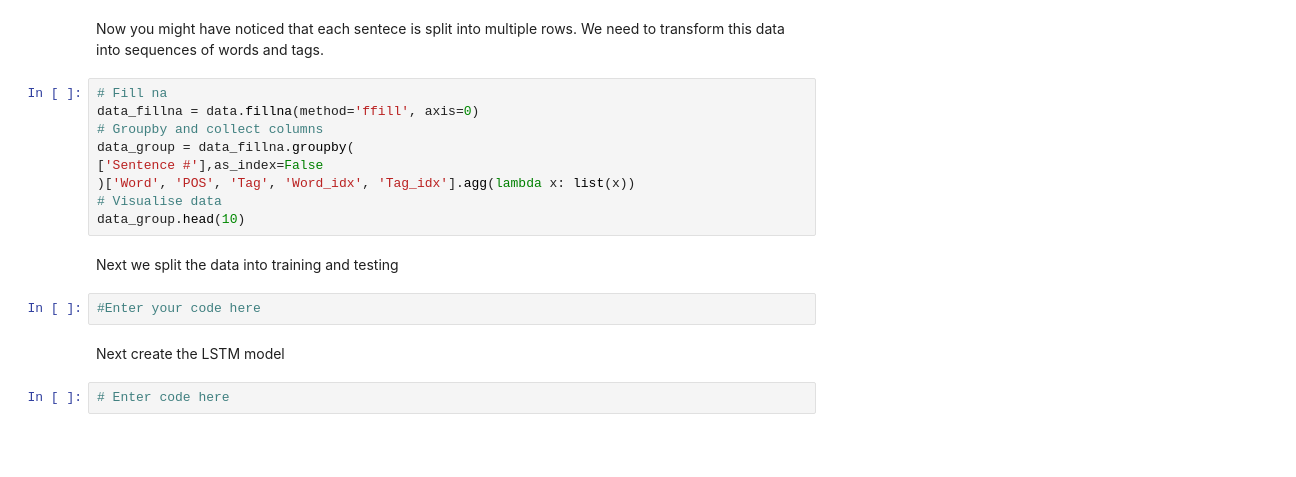
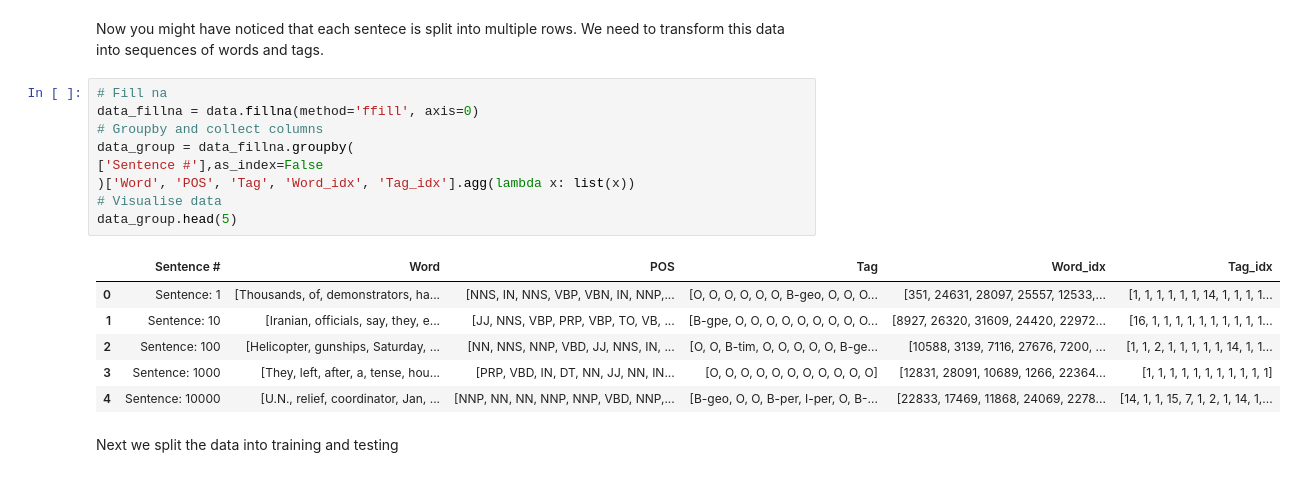
Before and after one commit to Nabarup-Maity/Deep_Learning, a Jupyter notebook: NER_prediction_with_lstm_and_transformers.ipynb, the cells around one changed output. Saved outputs shown, nothing was run; the diff lists cells and outputs as text; blank space fills up the shorter version.

```diff
--- a/NER_prediction_with_lstm_and_transformers.ipynb
+++ b/NER_prediction_with_lstm_and_transformers.ipynb
@@ -41,17 +91,18 @@ Now you might have noticed that each sentece is split into multiple rows. We nee
 # %%
 # Fill na
 data_fillna = data.fillna(method='ffill', axis=0)
 # Groupby and collect columns
 data_group = data_fillna.groupby(
 ['Sentence #'],as_index=False
 )['Word', 'POS', 'Tag', 'Word_idx', 'Tag_idx'].agg(lambda x: list(x))
 # Visualise data
-data_group.head(10)
+data_group.head(5)
+# %% [output]
+|  | Sentence # | Word | POS | Tag | Word_idx | Tag_idx |
+| 0 | Sentence: 1 | [Thousands, of, demonstrators, ha... | [NNS, IN, NNS, VBP, VBN, IN, NNP,... | [O, O, O, O, O, O, B-geo, O, O, O... | [351, 24631, 28097, 25557, 12533,... | [1, 1, 1, 1, 1, 1, 14, 1, 1, 1, 1... |
+| 1 | Sentence: 10 | [Iranian, officials, say, they, e... | [JJ, NNS, VBP, PRP, VBP, TO, VB, ... | [B-gpe, O, O, O, O, O, O, O, O, O... | [8927, 26320, 31609, 24420, 22972... | [16, 1, 1, 1, 1, 1, 1, 1, 1, 1, 1... |
+| 2 | Sentence: 100 | [Helicopter, gunships, Saturday, ... | [NN, NNS, NNP, VBD, JJ, NNS, IN, ... | [O, O, B-tim, O, O, O, O, O, B-ge... | [10588, 3139, 7116, 27676, 7200, ... | [1, 1, 2, 1, 1, 1, 1, 1, 14, 1, 1... |
+| 3 | Sentence: 1000 | [They, left, after, a, tense, hou... | [PRP, VBD, IN, DT, NN, JJ, NN, IN... | [O, O, O, O, O, O, O, O, O, O, O] | [12831, 28091, 10689, 1266, 22364... | [1, 1, 1, 1, 1, 1, 1, 1, 1, 1, 1] |
+| 4 | Sentence: 10000 | [U.N., relief, coordinator, Jan, ... | [NNP, NN, NN, NNP, NNP, VBD, NNP,... | [B-geo, O, O, B-per, I-per, O, B-... | [22833, 17469, 11868, 24069, 2278... | [14, 1, 1, 15, 7, 1, 2, 1, 14, 1,... |
 # %% [markdown]
 Next we split the data into training and testing
-# %%
-#Enter your code here
-# %% [markdown]
-Next create the LSTM model
-# %%
-# Enter code here
```
Also changed, not shown: parts of 31 cells of this notebook.
